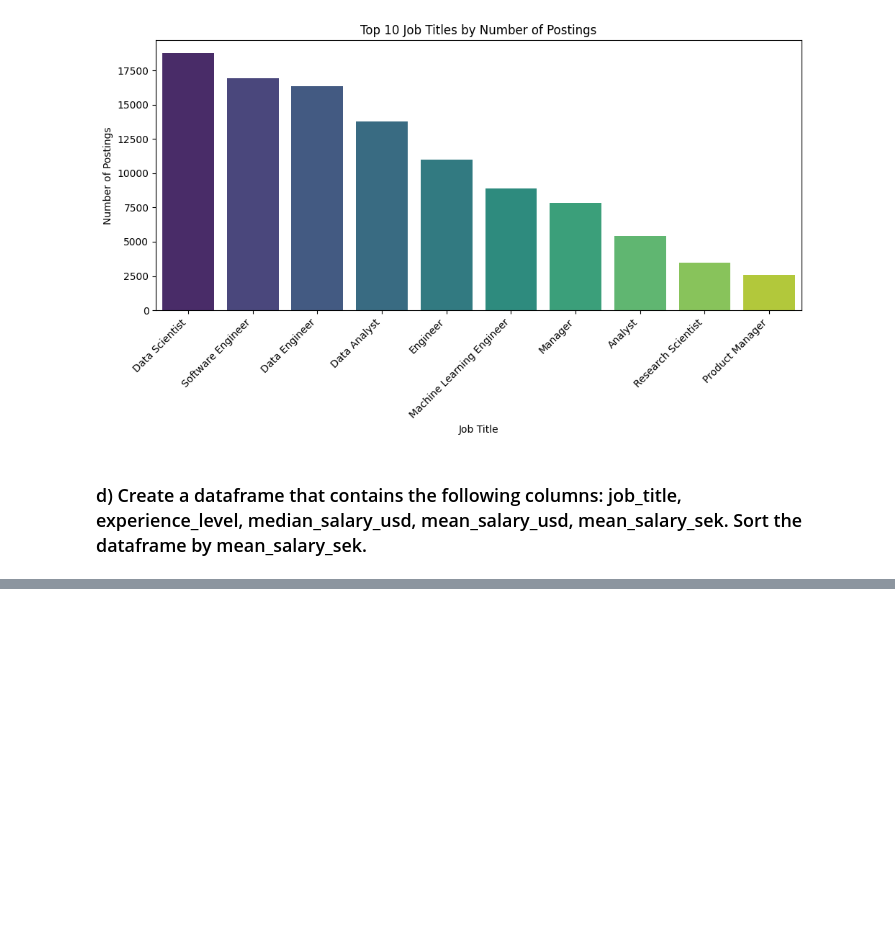
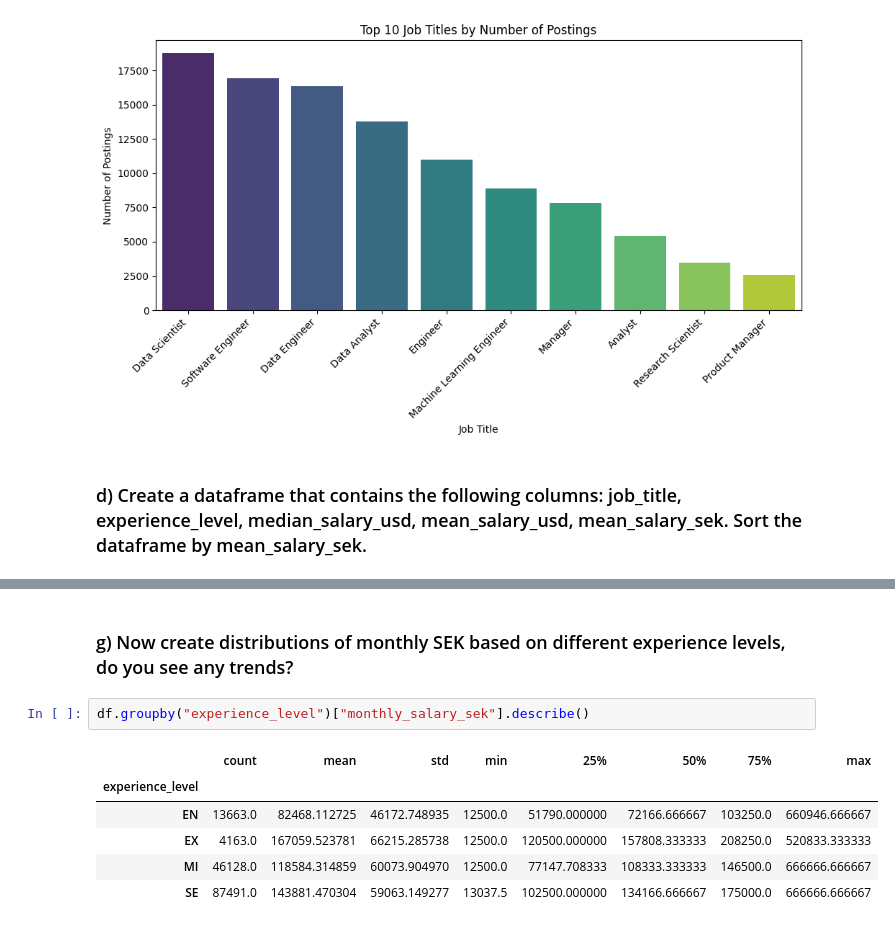
Before and after one commit to StefanLundberg77/ai_engineering_stefan_lundberg, a Jupyter notebook: exercises/exercise_0/1_salaries_in_data_field.ipynb, the cells around one changed output, grey strips where cells are left out. Cells and saved outputs as stored; diff of their text form; blank space fills up the shorter version.

```diff
--- a/exercises/exercise_0/1_salaries_in_data_field.ipynb
+++ b/exercises/exercise_0/1_salaries_in_data_field.ipynb
@@ -130,0 +146,11 @@ df_salary_sek.head()
+# %% [markdown]
+### g) Now create distributions of monthly SEK based on different experience levels, do you see any trends?
+# %%
+df.groupby("experience_level")["monthly_salary_sek"].describe()
+# %% [output]
+|  | count | mean | std | min | 25% | 50% | 75% | max |
+| experience_level |  |  |  |  |  |  |  |  |
+| EN | 13663.0 | 82468.112725 | 46172.748935 | 12500.0 | 51790.000000 | 72166.666667 | 103250.0 | 660946.666667 |
+| EX | 4163.0 | 167059.523781 | 66215.285738 | 12500.0 | 120500.000000 | 157808.333333 | 208250.0 | 520833.333333 |
+| MI | 46128.0 | 118584.314859 | 60073.904970 | 12500.0 | 77147.708333 | 108333.333333 | 146500.0 | 666666.666667 |
+| SE | 87491.0 | 143881.470304 | 59063.149277 | 13037.5 | 102500.000000 | 134166.666667 | 175000.0 | 666666.666667 |
```
Also changed, not shown: parts of 8 cells of this notebook, 2 other files.
